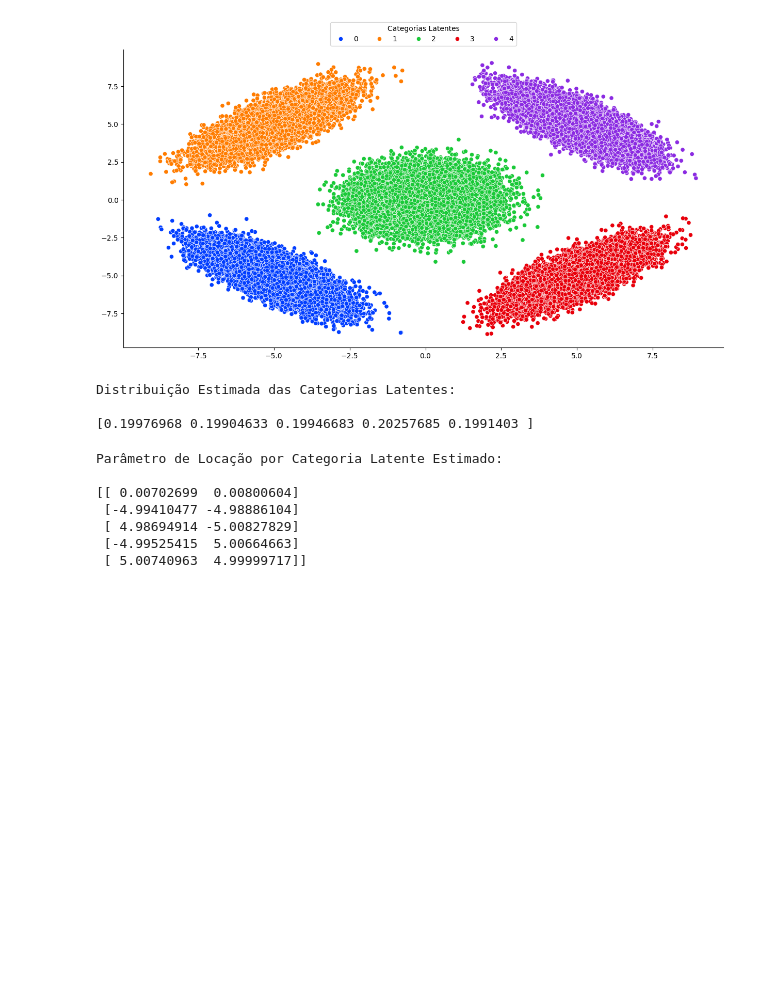
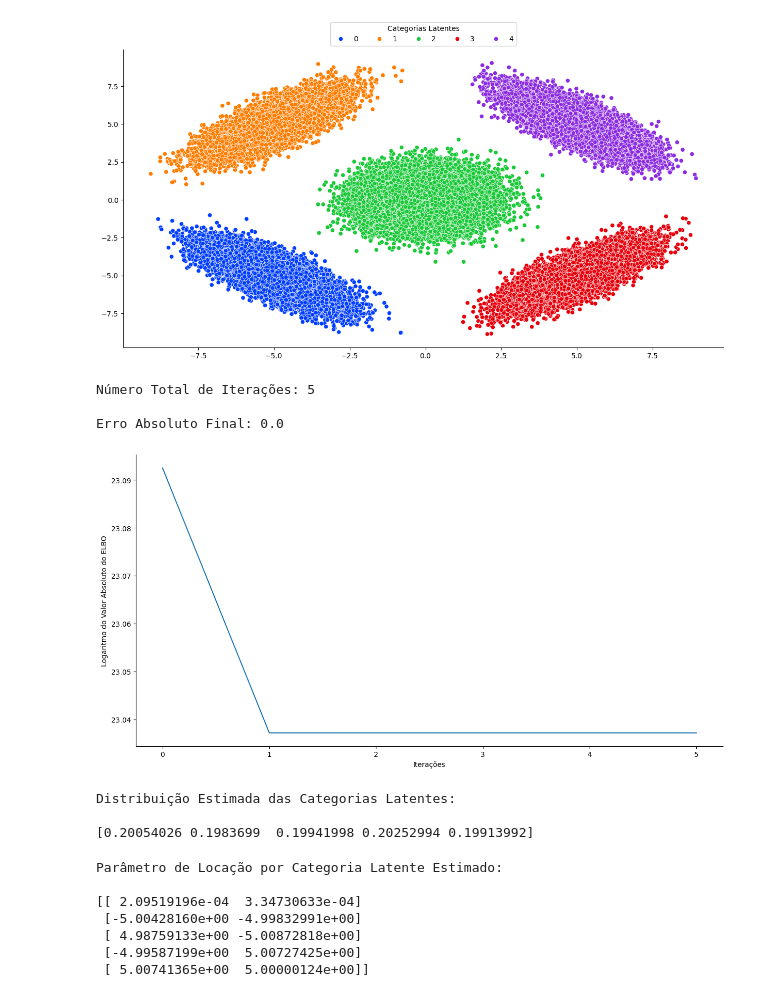
Before and after one commit to icruz2003rjsoares2403/GaussianMixtureModel, a Jupyter notebook: GaussianMixtureModel.ipynb, the cells around one changed output. Cells and saved outputs as stored; diff of their text form; code cells hidden in the pictures; blank space fills up the shorter version.

```diff
--- a/GaussianMixtureModel.ipynb
+++ b/GaussianMixtureModel.ipynb
@@ -214,11 +214,27 @@ plt.show()
 # %%
 GMM = GaussianMixtureModel(X = X, M = M)
 
-GMM.initialize_parameters()
-
-GMM.update_parameters()
-
-GMM.estimate_parameters()
+GMM.fit_parameters()
+# %% [output]
+Número Total de Iterações: 5
+
+Erro Absoluto Final: 0.0
+# %%
+plt.figure(figsize = (15, 7.5))
+
+GRAPHIC = sns.lineplot(np.log(np.abs(GMM.omega)))
+
+GRAPHIC.spines['top'].set_visible(False)
+
+GRAPHIC.spines['right'].set_visible(False)
+
+plt.xlabel('Iterações')
+
+plt.ylabel('Logaritmo do Valor Absoluto do ELBO')
+
+plt.show()
+# %% [output]
+[figure, added]
 # %%
 print('Distribuição Estimada das Categorias Latentes:\n')
 
@@ -226,7 +242,7 @@ print(GMM.pi)
 # %% [output]
 Distribuição Estimada das Categorias Latentes:
 
-[0.19976968 0.19904633 0.19946683 0.20257685 0.1991403 ]
+[0.20054026 0.1983699  0.19941998 0.20252994 0.19913992]
 # %%
 print('Parâmetro de Locação por Categoria Latente Estimado:\n')
 
@@ -234,11 +250,11 @@ print(GMM.mu)
 # %% [output]
 Parâmetro de Locação por Categoria Latente Estimado:
 
-[[ 0.00702699  0.00800604]
- [-4.99410477 -4.98886104]
- [ 4.98694914 -5.00827829]
- [-4.99525415  5.00664663]
- [ 5.00740963  4.99999717]]
+[[ 2.09519196e-04  3.34730633e-04]
+ [-5.00428160e+00 -4.99832991e+00]
+ [ 4.98759133e+00 -5.00872818e+00]
+ [-4.99587199e+00  5.00727425e+00]
+ [ 5.00741365e+00  5.00000124e+00]]
 # %%
 print('Parâmetro de Escala por Categoria Latente Estimado:\n')
 
```
Also changed, not shown: parts of 1 cell of this notebook, 1 other file.
